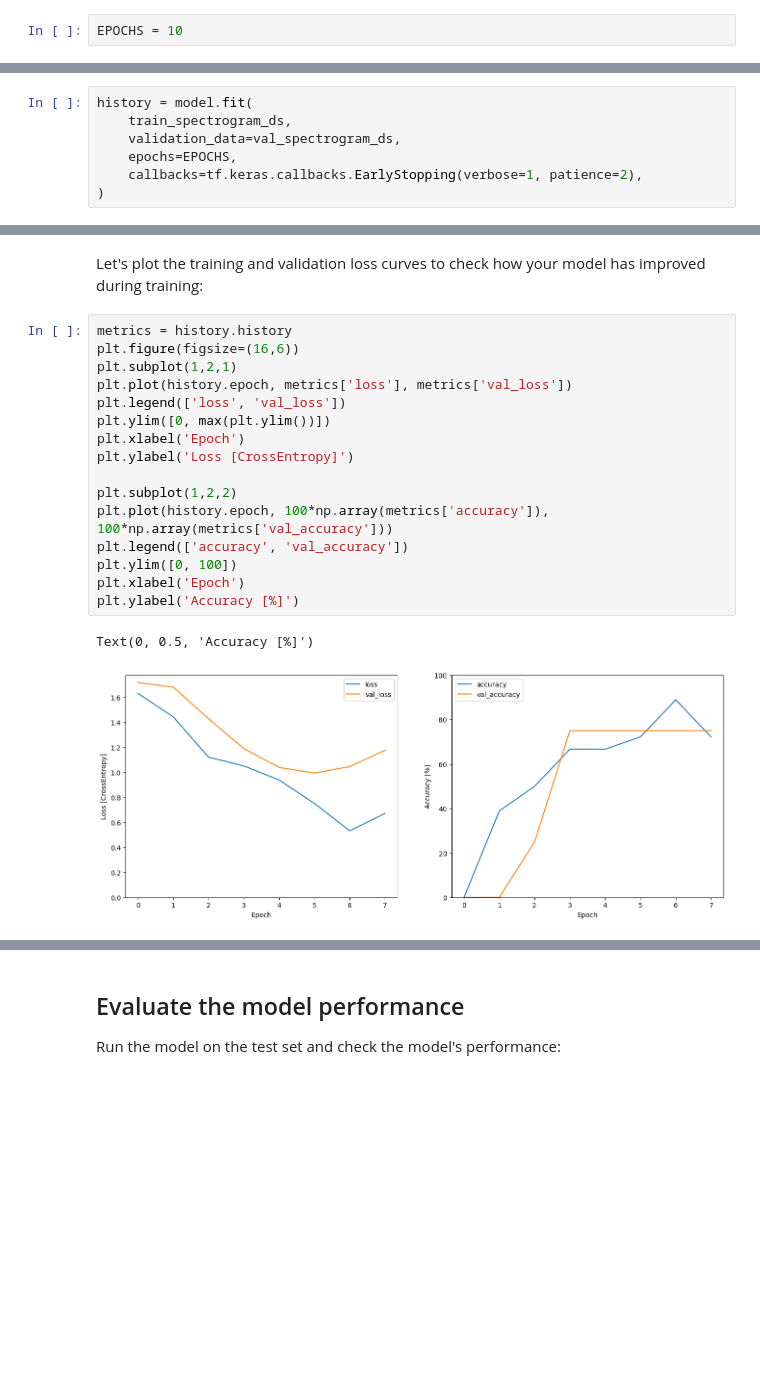
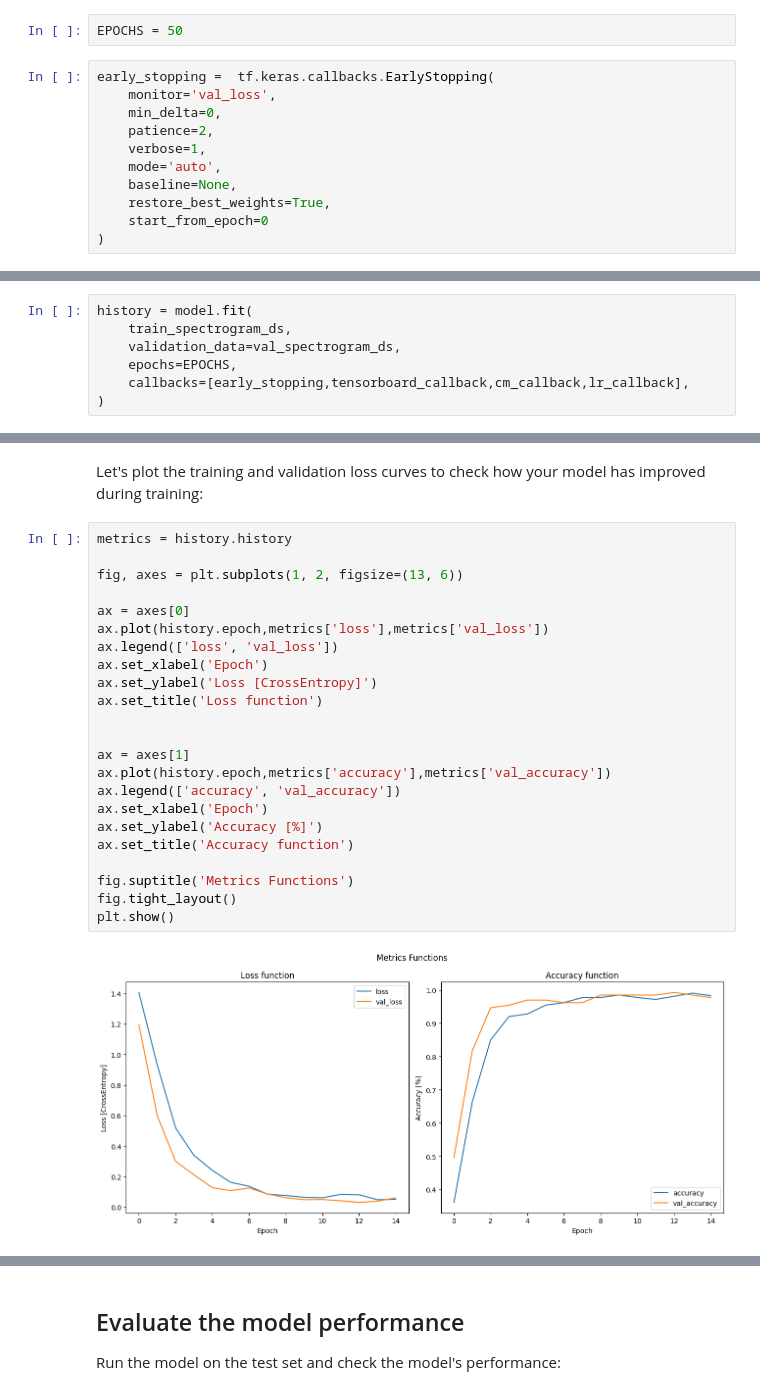
Before and after one commit to AlessandriniAntoine/Eden_Robotics, a Jupyter notebook: Python/speech/main.ipynb, the cells around one changed output, grey strips where cells are left out. Saved outputs shown, nothing was run; the diff lists cells and outputs as text; blank space fills up the shorter version.

```diff
--- a/Python/speech/main.ipynb
+++ b/Python/speech/main.ipynb
@@ -374,7 +523,18 @@ model.compile(
 # %% [markdown]
 ## Train model
 # %%
-EPOCHS = 10
+EPOCHS = 50
+# %%
+early_stopping =  tf.keras.callbacks.EarlyStopping(
+    monitor='val_loss',
+    min_delta=0,
+    patience=2,
+    verbose=1,
+    mode='auto',
+    baseline=None,
+    restore_best_weights=True,
+    start_from_epoch=0
+)
 # %% [markdown]
 Configure the Keras model with the Adam optimizer and the cross-entropy loss: (optimize abd loss can be change)
 # %%
@@ -382,6 +542,6 @@ history = model.fit(
     train_spectrogram_ds,
     validation_data=val_spectrogram_ds,
     epochs=EPOCHS,
-    callbacks=tf.keras.callbacks.EarlyStopping(verbose=1, patience=2),
+    callbacks=[early_stopping,tensorboard_callback,cm_callback,lr_callback],
 )
 # %% [output]
@@ -405,21 +565,27 @@ Epoch 8: early stopping
 # %% [markdown]
 Let's plot the training and validation loss curves to check how your model has improved during training:
-# %%
-metrics = history.history
-plt.figure(figsize=(16,6))
-plt.subplot(1,2,1)
-plt.plot(history.epoch, metrics['loss'], metrics['val_loss'])
-plt.legend(['loss', 'val_loss'])
-plt.ylim([0, max(plt.ylim())])
-plt.xlabel('Epoch')
-plt.ylabel('Loss [CrossEntropy]')
-
-plt.subplot(1,2,2)
-plt.plot(history.epoch, 100*np.array(metrics['accuracy']), 100*np.array(metrics['val_accuracy']))
-plt.legend(['accuracy', 'val_accuracy'])
-plt.ylim([0, 100])
-plt.xlabel('Epoch')
-plt.ylabel('Accuracy [%]')
-# %% [output]
-Text(0, 0.5, 'Accuracy [%]')
-[figure, removed]
+# %%
+metrics = history.history
+
+fig, axes = plt.subplots(1, 2, figsize=(13, 6))
+
+ax = axes[0]
+ax.plot(history.epoch,metrics['loss'],metrics['val_loss'])
+ax.legend(['loss', 'val_loss'])
+ax.set_xlabel('Epoch')
+ax.set_ylabel('Loss [CrossEntropy]')
+ax.set_title('Loss function')
+
+
+ax = axes[1]
+ax.plot(history.epoch,metrics['accuracy'],metrics['val_accuracy'])
+ax.legend(['accuracy', 'val_accuracy'])
+ax.set_xlabel('Epoch')
+ax.set_ylabel('Accuracy [%]')
+ax.set_title('Accuracy function')
+
+fig.suptitle('Metrics Functions')
+fig.tight_layout()
+plt.show()
+# %% [output]
+[figure, added]
```
Also changed, not shown: parts of 38 cells of this notebook, 28 other files.
